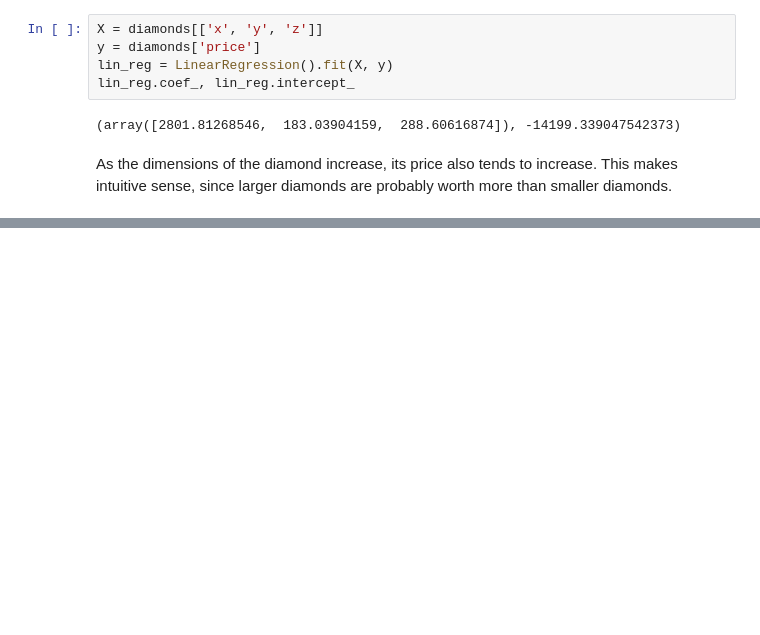
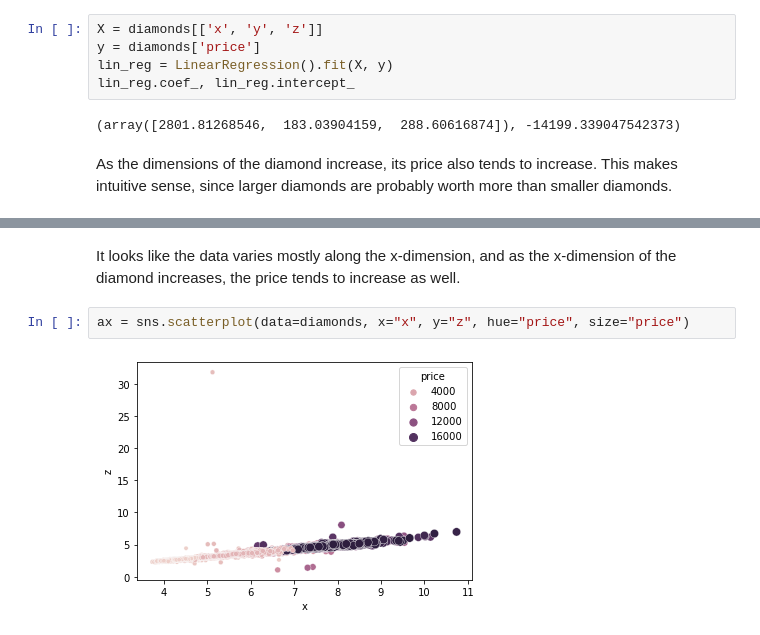
Before and after one commit to ahaldankar-vt/ahaldankar-vt.github.io, a Jupyter notebook: SampleBlog/posts/regression/index.ipynb, the cells around one changed output, grey strips where cells are left out. Saved outputs shown, nothing was run; the diff lists cells and outputs as text; blank space fills up the shorter version.

```diff
--- a/SampleBlog/posts/regression/index.ipynb
+++ b/SampleBlog/posts/regression/index.ipynb
@@ -163,0 +182,6 @@ As the dimensions of the diamond increase, its price also tends to increase. Thi
+# %% [markdown]
+It looks like the data varies mostly along the x-dimension, and as the x-dimension of the diamond increases, the price tends to increase as well.
+# %%
+ax = sns.scatterplot(data=diamonds, x="x", y="z", hue="price", size="price")
+# %% [output]
+[figure, added]
```
Also changed, not shown: parts of 14 cells of this notebook.
